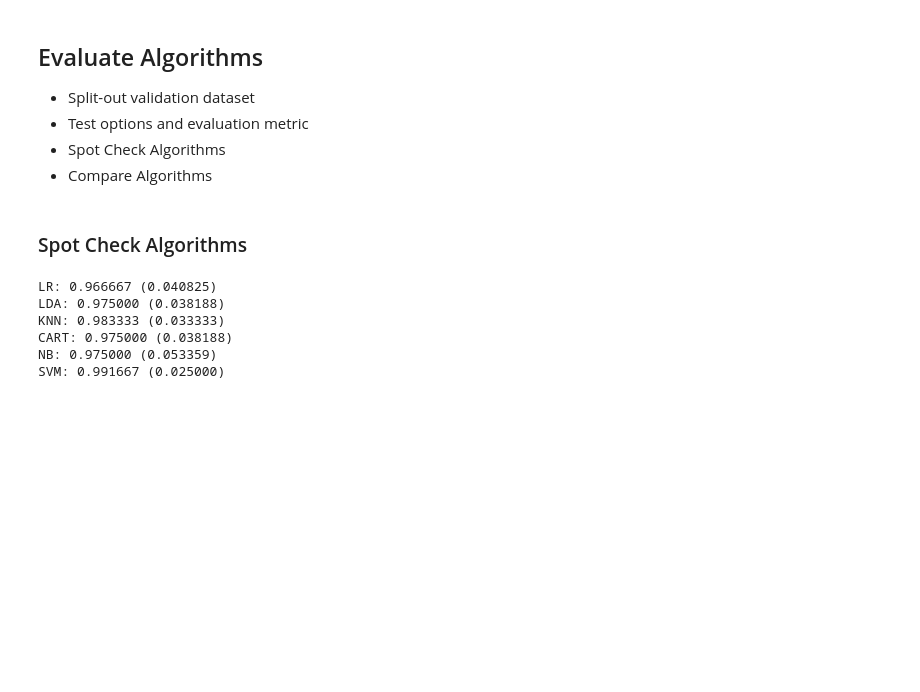
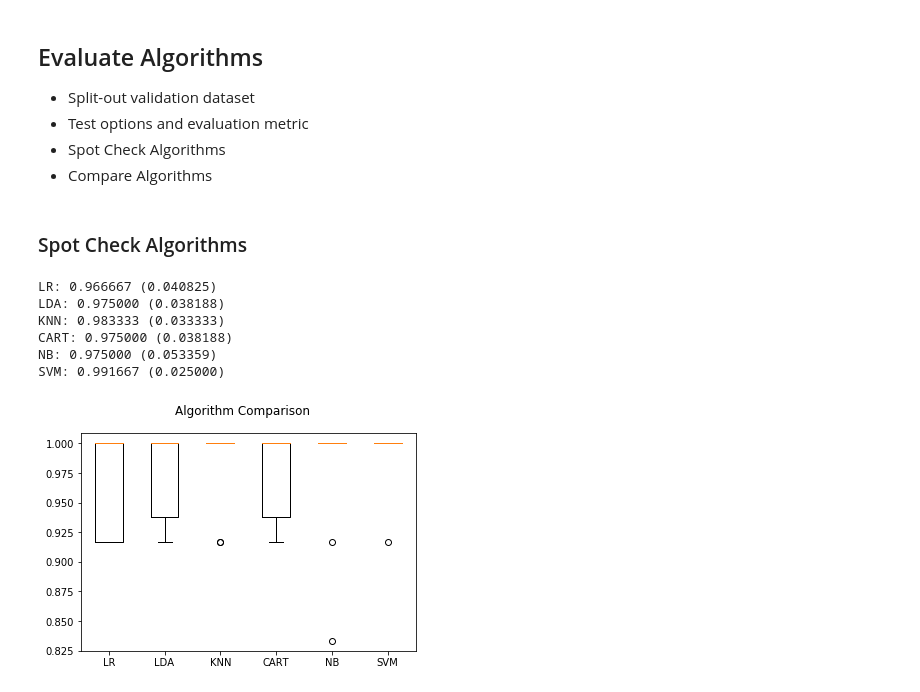
Before and after one commit to loganrane/MachineLearning101, a Jupyter notebook: ML Project End to End - Beginner.ipynb, the cells around one changed output. Drawn from its saved outputs; the diff is of its cells as text; code cells hidden in the pictures; blank space fills up the shorter version.

```diff
--- a/ML Project End to End - Beginner.ipynb
+++ b/ML Project End to End - Beginner.ipynb
@@ -136,3 +136,13 @@ KNN: 0.983333 (0.033333)
 CART: 0.975000 (0.038188)
 NB: 0.975000 (0.053359)
 SVM: 0.991667 (0.025000)
+# %%
+# Compare Algorithms
+fig = plt.figure()
+fig.suptitle('Algorithm Comparison')
+ax = fig.add_subplot(111)
+plt.boxplot(results)
+ax.set_xticklabels(names)
+plt.show()
+# %% [output]
+[figure, added]
```
Also changed, not shown: parts of 1 cell of this notebook.
